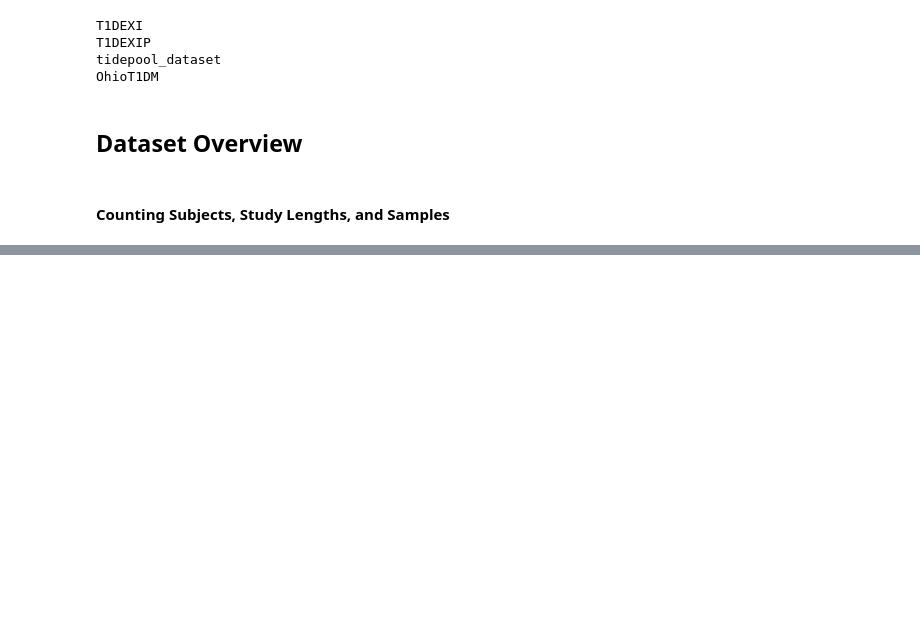
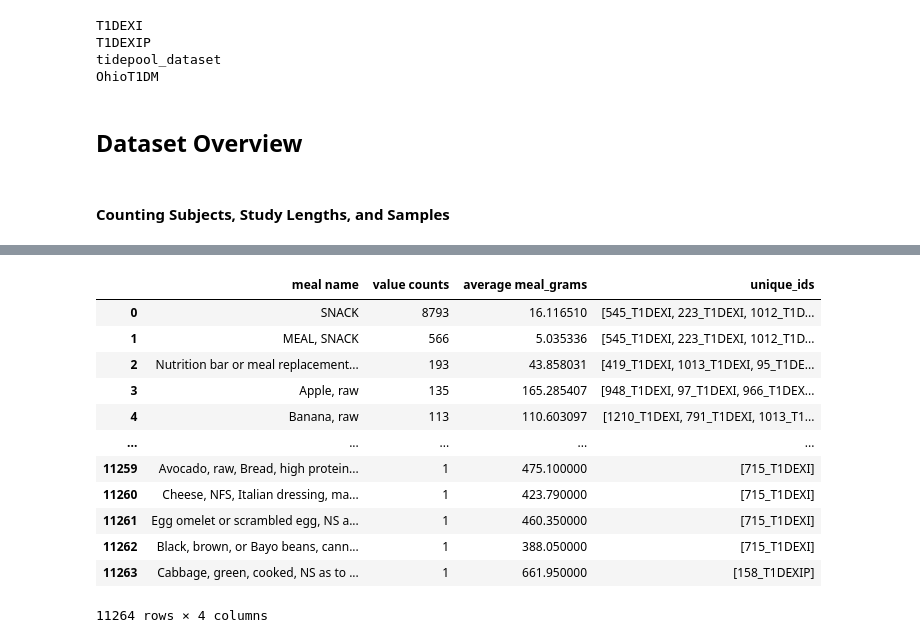
Before and after one commit to miriamkw/BGP_DatasetMerge, a Jupyter notebook: notebooks/dataset_overview.ipynb, the cells around one changed output, grey strips where cells are left out. Drawn from its saved outputs; the diff is of its cells as text; code cells hidden in the pictures; blank space fills up the shorter version.

Commit message:
more dataset analysis added

```diff
--- a/notebooks/dataset_overview.ipynb
+++ b/notebooks/dataset_overview.ipynb
@@ -236,0 +258,16 @@ print_samples_per_feature(combined_df)
+# %%
+t1dexi_dfs = []
+for key in datasets:
+    if key in ['T1DEXI', 'T1DEXIP']:
+        train_df = datasets[key]['train']
+        test_df = datasets[key]['test']
+        # Creating unique ids
+        train_df['id'] = train_df['id'] + f"_{key}"
+        test_df['id'] = test_df['id'] + f"_{key}"
+
+        t1dexi_dfs.append(train_df)
+        t1dexi_dfs.append(test_df)
+
+print("T1DEXI")
+combined_df = pd.concat(t1dexi_dfs)
+print(" ")
@@ -236,0 +311,26 @@ print_samples_per_feature(combined_df)
+# %%
+value_counts_df = combined_df['meal_name'].value_counts().reset_index()
+value_counts_df.columns = ['meal name', 'value counts']  # Rename columns
+average_grams_df = combined_df.groupby('meal_name')['meal_grams'].mean().reset_index()
+average_grams_df.columns = ['meal name', 'average meal_grams']  # Rename columns
+result_df = pd.merge(value_counts_df, average_grams_df, on='meal name')
+
+unique_ids_df = combined_df.groupby('meal_name')['id'].unique().reset_index()
+unique_ids_df.columns = ['meal name', 'unique_ids']  # Rename columns
+result_df = pd.merge(result_df, unique_ids_df, on='meal name')
+
+result_df
+# %% [output]
+|  | meal name | value counts | average meal_grams | unique_ids |
+| 0 | SNACK | 8793 | 16.116510 | [545_T1DEXI, 223_T1DEXI, 1012_T1D... |
+| 1 | MEAL, SNACK | 566 | 5.035336 | [545_T1DEXI, 223_T1DEXI, 1012_T1D... |
+| 2 | Nutrition bar or meal replacement... | 193 | 43.858031 | [419_T1DEXI, 1013_T1DEXI, 95_T1DE... |
+| 3 | Apple, raw | 135 | 165.285407 | [948_T1DEXI, 97_T1DEXI, 966_T1DEX... |
+| 4 | Banana, raw | 113 | 110.603097 | [1210_T1DEXI, 791_T1DEXI, 1013_T1... |
+| ... | ... | ... | ... | ... |
+| 11259 | Avocado, raw, Bread, high protein... | 1 | 475.100000 | [715_T1DEXI] |
+| 11260 | Cheese, NFS, Italian dressing, ma... | 1 | 423.790000 | [715_T1DEXI] |
+| 11261 | Egg omelet or scrambled egg, NS a... | 1 | 460.350000 | [715_T1DEXI] |
+| 11262 | Black, brown, or Bayo beans, cann... | 1 | 388.050000 | [715_T1DEXI] |
+| 11263 | Cabbage, green, cooked, NS as to ... | 1 | 661.950000 | [158_T1DEXIP] |
+11264 rows × 4 columns
```
Also changed, not shown: parts of 20 cells of this notebook, 1 other file.
